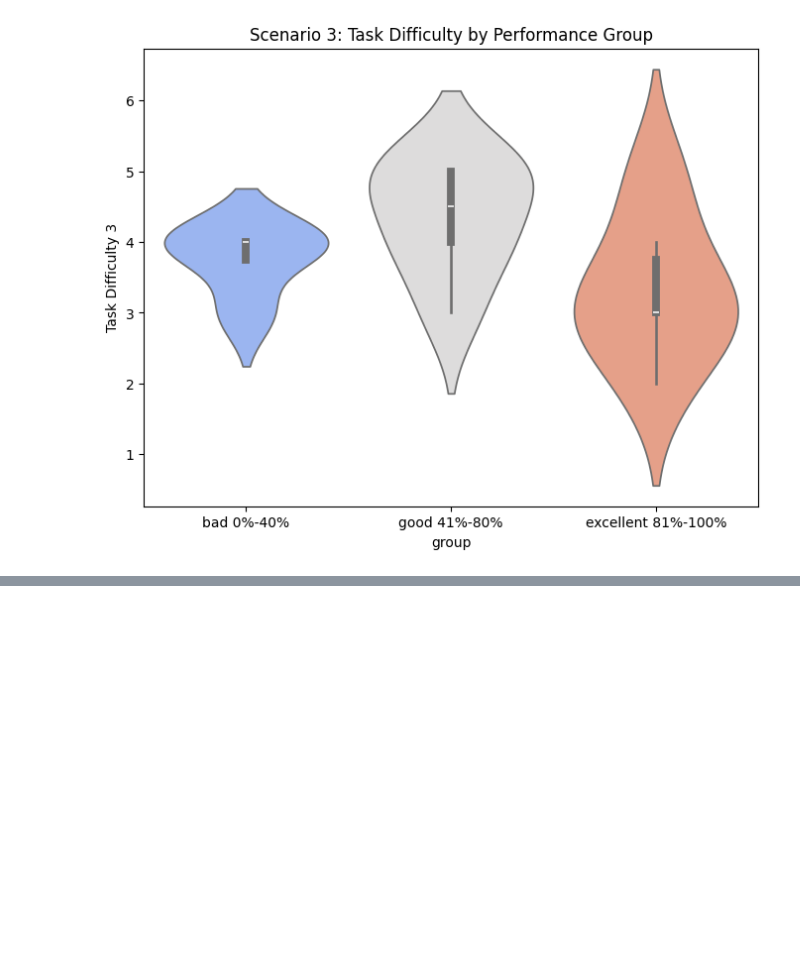
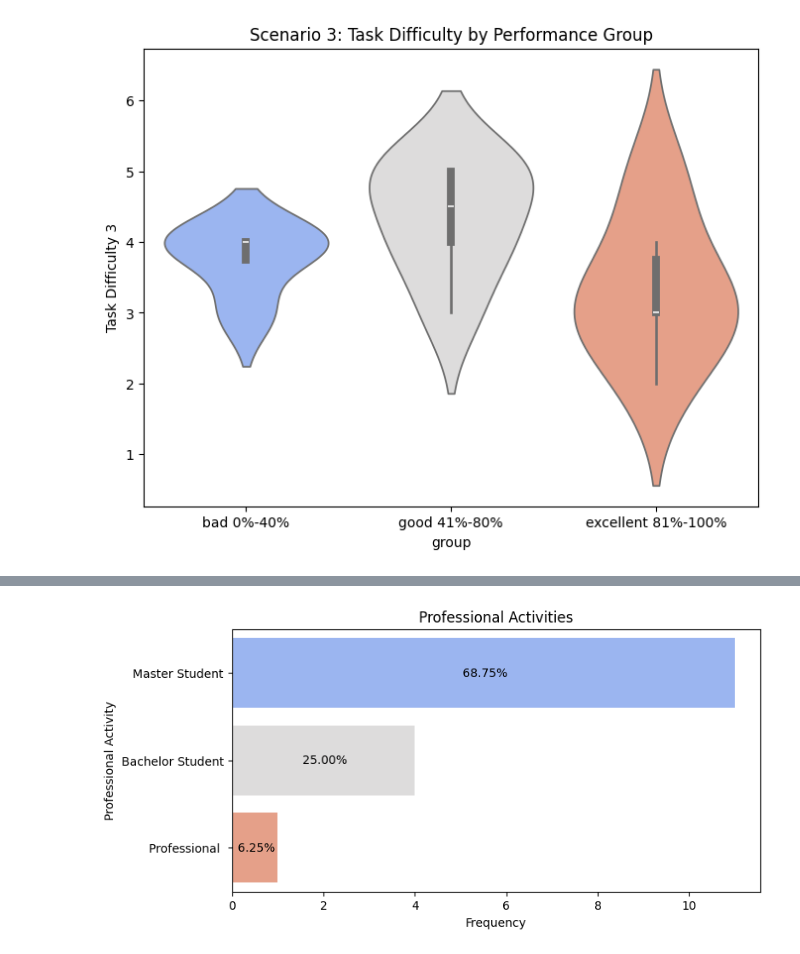
Before and after one commit to valeriatisch/LLM4FailureExplanation, a Jupyter notebook: survey/evaluation.ipynb, the cells around one changed output, grey strips where cells are left out. Saved outputs shown, nothing was run; the diff lists cells and outputs as text; code cells hidden in the pictures; blank space fills up the shorter version.

```diff
--- a/survey/evaluation.ipynb
+++ b/survey/evaluation.ipynb
@@ -322,0 +371,23 @@ plt.show()
+# %%
+results_df['What is your current main professional activity?'] = results_df['What is your current main professional activity?'].str.replace('Student - Master program', 'Master Student')
+results_df['What is your current main professional activity?'] = results_df['What is your current main professional activity?'].str.replace('Student - Bachelor program', 'Bachelor Student')
+results_df['What is your current main professional activity?'] = results_df['What is your current main professional activity?'].str.replace('Professional - Software Engineer, Programmer, Developer', 'Professional ')
+# %%
+plt.figure(figsize=(8, 4))
+results_df['What is your current main professional activity?'] = results_df['What is your current main professional activity?'].str.split('-').str[0]
+ax = sns.countplot(y='What is your current main professional activity?', data=results_df, palette='coolwarm', hue='What is your current main professional activity?', legend=False)
+plt.title('Professional Activities')
+plt.xlabel('Frequency')
+plt.ylabel('Professional Activity')
+total = len(results_df)
+for p in ax.patches:
+    width = p.get_width()
+    plt.text(width - (width * 0.5),
+             p.get_y() + p.get_height() / 2,
+             ' {:1.2f}%'.format(width / total * 100),
+             ha='center',
+             va='center')
+plt.savefig(visualizations_dir / 'professional_activities.png', dpi=1200)
+plt.show()
+# %% [output]
+[figure, added]
```
Also changed, not shown: parts of 6 cells of this notebook, 3 other files.
